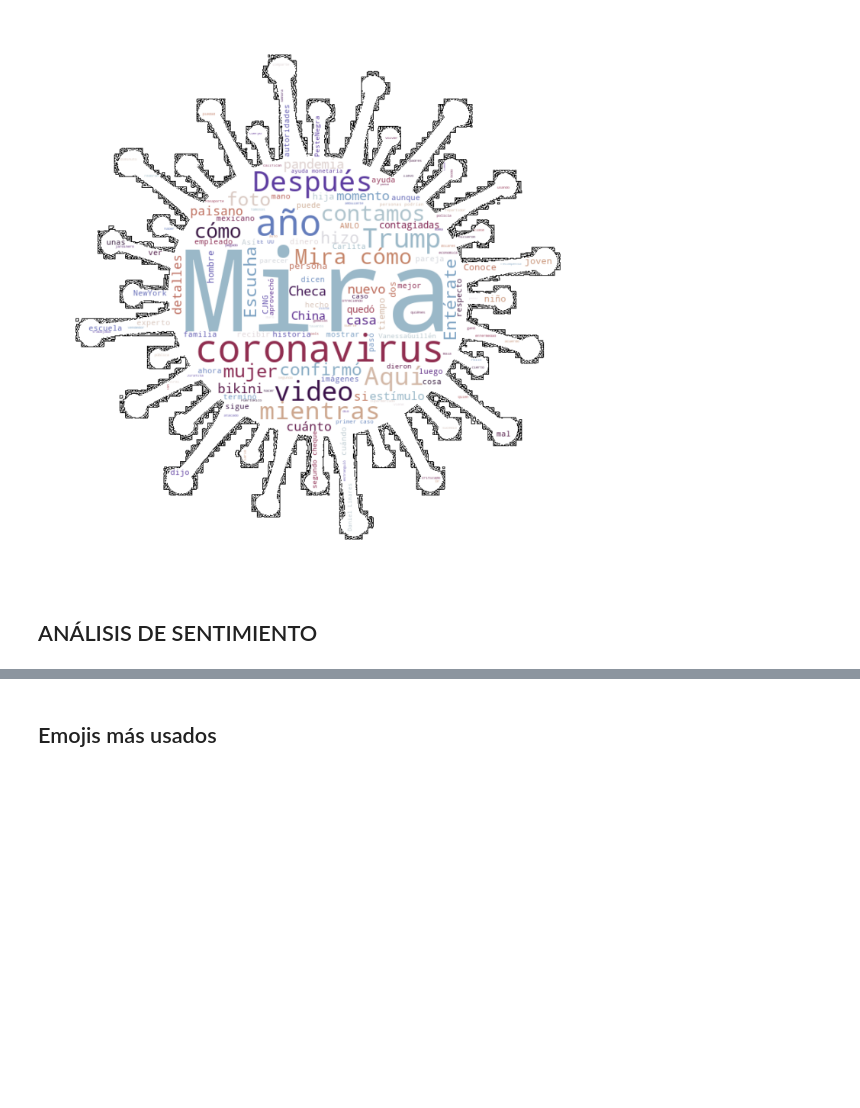
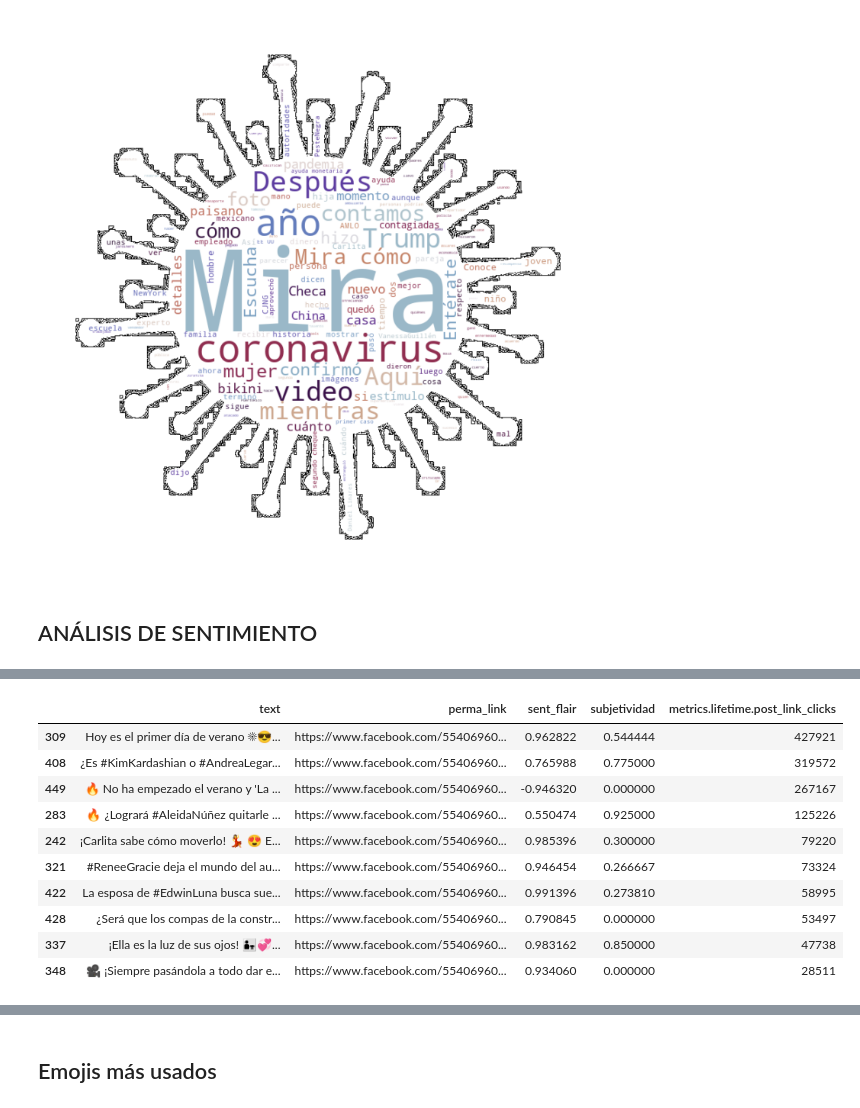
Before and after one commit to Danilo0221/NLP-Projects, a Jupyter notebook: Proyecto NLP/Proyecto NLP v6.ipynb, the cells around one changed output, grey strips where cells are left out. Cells and saved outputs as stored; diff of their text form; code cells hidden in the pictures; blank space fills up the shorter version.

```diff
--- a/Proyecto NLP/Proyecto NLP v6.ipynb
+++ b/Proyecto NLP/Proyecto NLP v6.ipynb
@@ -1512,0 +1557,14 @@ dfjul[['text', 'sent_flair']].sort_values('sent_flair')
+# %%
+dfjun[['text', 'perma_link', 'sent_flair', 'subjetividad', 'metrics.lifetime.post_link_clicks']].head(10)
+# %% [output]
+|  | text | perma_link | sent_flair | subjetividad | metrics.lifetime.post_link_clicks |
+| 309 | Hoy es el primer día de verano ☀😎... | https://www.facebook.com/55406960... | 0.962822 | 0.544444 | 427921 |
+| 408 | ¿Es #KimKardashian o #AndreaLegar... | https://www.facebook.com/55406960... | 0.765988 | 0.775000 | 319572 |
+| 449 | 🔥 No ha empezado el verano y 'La ... | https://www.facebook.com/55406960... | -0.946320 | 0.000000 | 267167 |
+| 283 | 🔥 ¿Logrará #AleidaNúñez quitarle ... | https://www.facebook.com/55406960... | 0.550474 | 0.925000 | 125226 |
+| 242 | ¡Carlita sabe cómo moverlo! 💃 😍 E... | https://www.facebook.com/55406960... | 0.985396 | 0.300000 | 79220 |
+| 321 | #ReneeGracie deja el mundo del au... | https://www.facebook.com/55406960... | 0.946454 | 0.266667 | 73324 |
+| 422 | La esposa de #EdwinLuna busca sue... | https://www.facebook.com/55406960... | 0.991396 | 0.273810 | 58995 |
+| 428 | ¿Será que los compas de la constr... | https://www.facebook.com/55406960... | 0.790845 | 0.000000 | 53497 |
+| 337 | ¡Ella es la luz de sus ojos! 👨‍👧💞... | https://www.facebook.com/55406960... | 0.983162 | 0.850000 | 47738 |
+| 348 | 🎥 ¡Siempre pasándola a todo dar e... | https://www.facebook.com/55406960... | 0.934060 | 0.000000 | 28511 |
```
Also changed, not shown: parts of 8 cells of this notebook.
